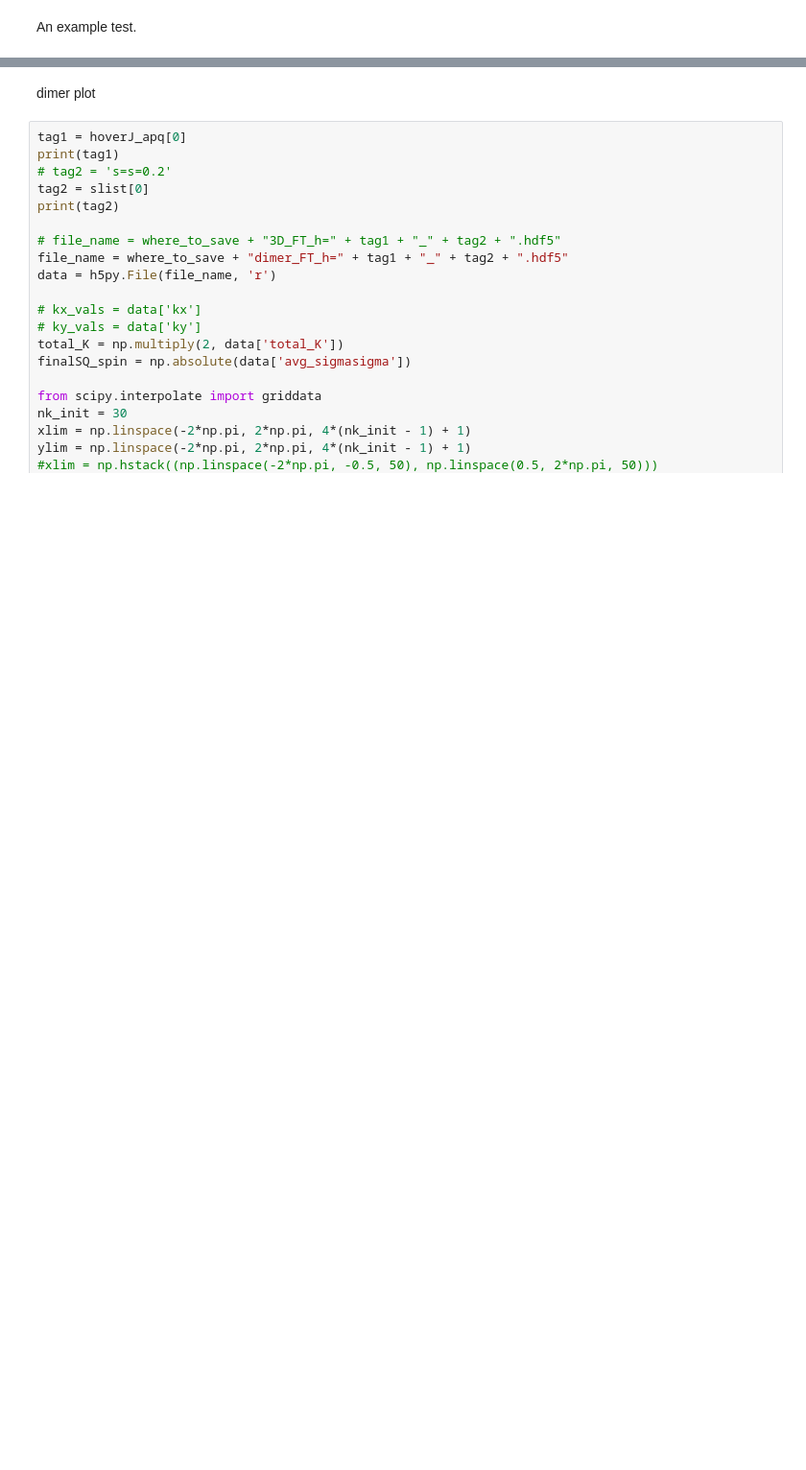
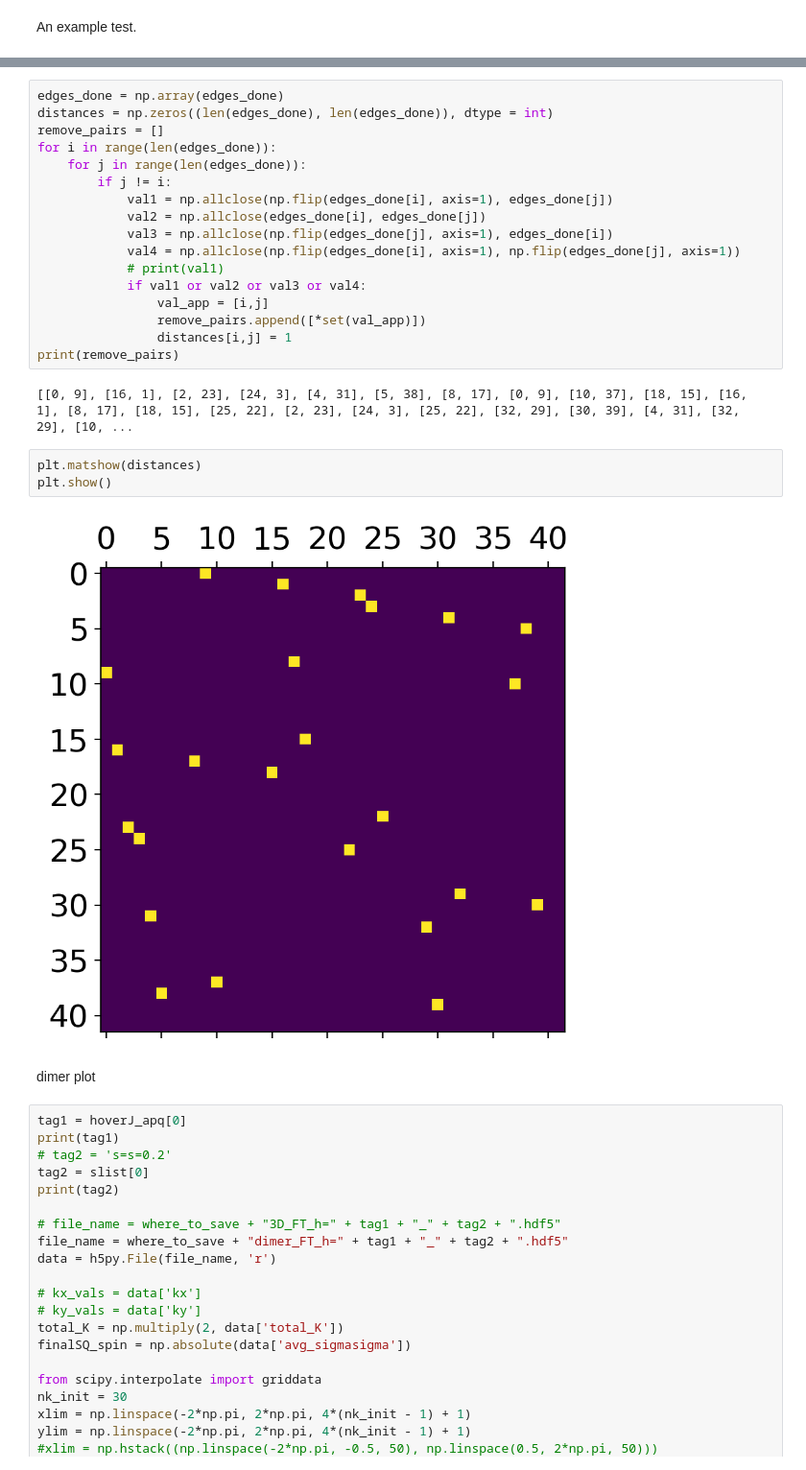
Before and after one commit to vdrouint/d-wave-other, a Jupyter notebook: kagome-tfim/processing/plot_FT.ipynb, the cells around one changed output, grey strips where cells are left out. Shown at 96% size. Saved outputs shown, nothing was run; the diff lists cells and outputs as text; blank space fills up the shorter version.

```diff
--- a/kagome-tfim/processing/plot_FT.ipynb
+++ b/kagome-tfim/processing/plot_FT.ipynb
@@ -402,3 +443,27 @@ plt.show()
+# %%
+edges_done = np.array(edges_done)
+distances = np.zeros((len(edges_done), len(edges_done)), dtype = int)
+remove_pairs = []
+for i in range(len(edges_done)):
+    for j in range(len(edges_done)):
+        if j != i:
+            val1 = np.allclose(np.flip(edges_done[i], axis=1), edges_done[j])
+            val2 = np.allclose(edges_done[i], edges_done[j])
+            val3 = np.allclose(np.flip(edges_done[j], axis=1), edges_done[i])
+            val4 = np.allclose(np.flip(edges_done[i], axis=1), np.flip(edges_done[j], axis=1))
+            # print(val1)
+            if val1 or val2 or val3 or val4:
+                val_app = [i,j]
+                remove_pairs.append([*set(val_app)])
+                distances[i,j] = 1
+print(remove_pairs)
+# %% [output]
+[[0, 9], [16, 1], [2, 23], [24, 3], [4, 31], [5, 38], [8, 17], [0, 9], [10, 37], [18, 15], [16, 1], [8, 17], [18, 15], [25, 22], [2, 23], [24, 3], [25, 22], [32, 29], [30, 39], [4, 31], [32, 29], [10, ...
+# %%
+plt.matshow(distances)
+plt.show()
+# %% [output]
+[figure, added]
 # %% [markdown]
 dimer plot
 # %%
```
Also changed, not shown: parts of 12 cells of this notebook, 6 other files.
